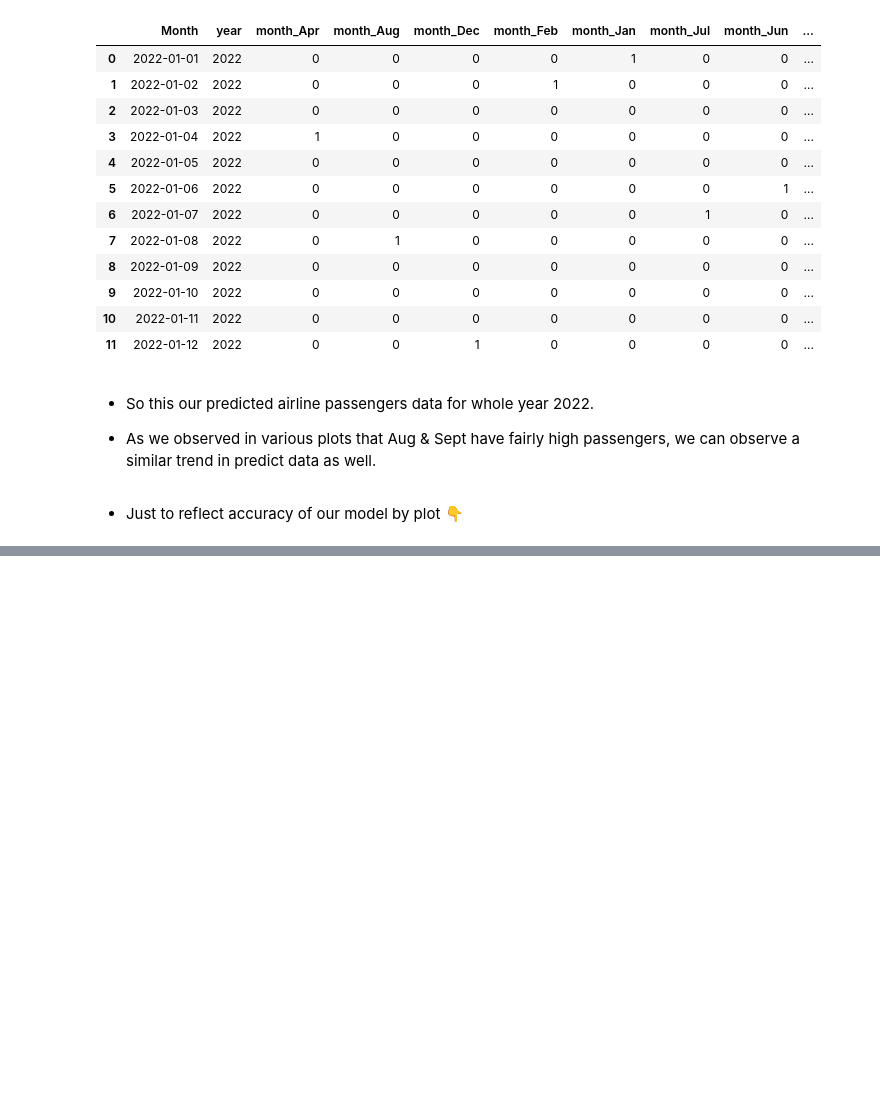
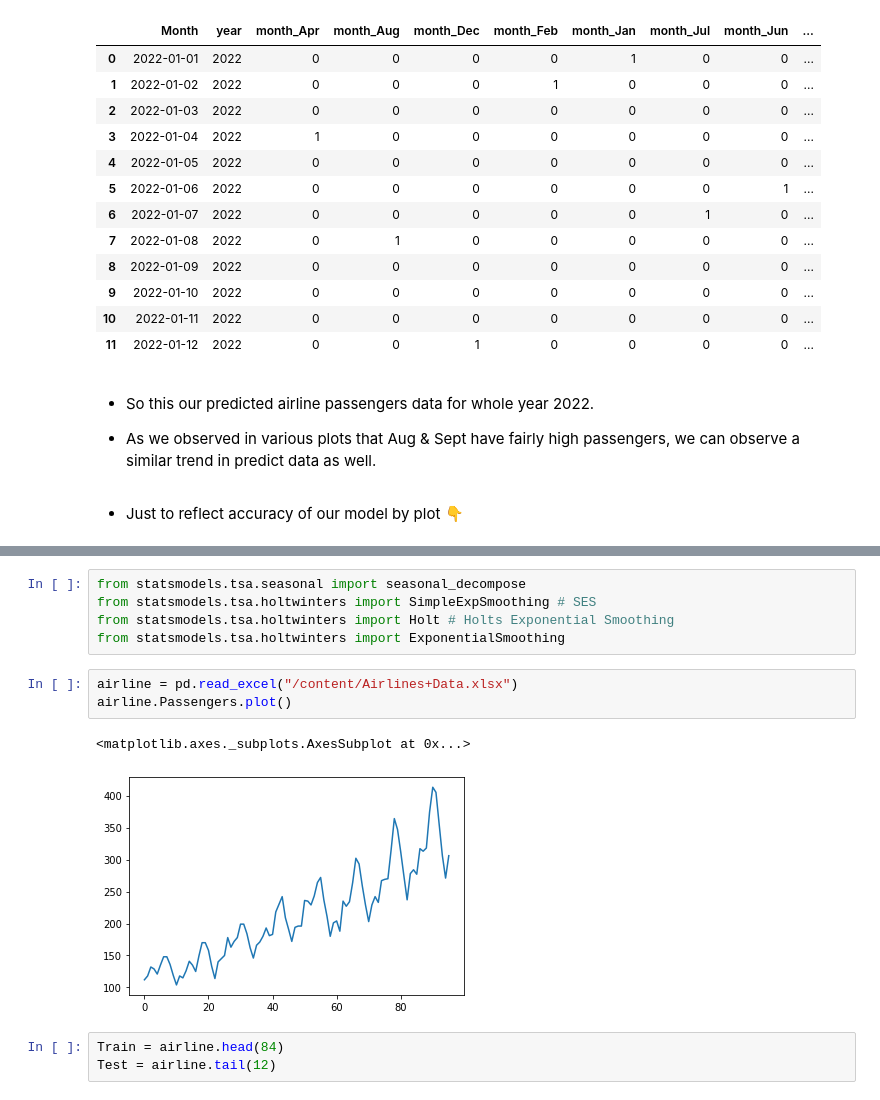
Before and after one commit to manasik29/Assignment_Forecasting_Airline_Passengers_Seats, a Jupyter notebook: Forecasting_Airlines_Passenger_Data.ipynb, the cells around one changed output, grey strips where cells are left out. Saved outputs shown, nothing was run; the diff lists cells and outputs as text; blank space fills up the shorter version.

```diff
--- a/Forecasting_Airlines_Passenger_Data.ipynb
+++ b/Forecasting_Airlines_Passenger_Data.ipynb
@@ -517,0 +526,14 @@ airline1[['forecast_log_passengers','log_passengers']].plot(figsize=(12,8))
+# %%
+from statsmodels.tsa.seasonal import seasonal_decompose
+from statsmodels.tsa.holtwinters import SimpleExpSmoothing # SES
+from statsmodels.tsa.holtwinters import Holt # Holts Exponential Smoothing
+from statsmodels.tsa.holtwinters import ExponentialSmoothing
+# %%
+airline = pd.read_excel("/content/Airlines+Data.xlsx")
+airline.Passengers.plot()
+# %% [output]
+<matplotlib.axes._subplots.AxesSubplot at 0x...>
+[figure, added]
+# %%
+Train = airline.head(84)
+Test = airline.tail(12)
```
Also changed, not shown: parts of 33 cells of this notebook.
